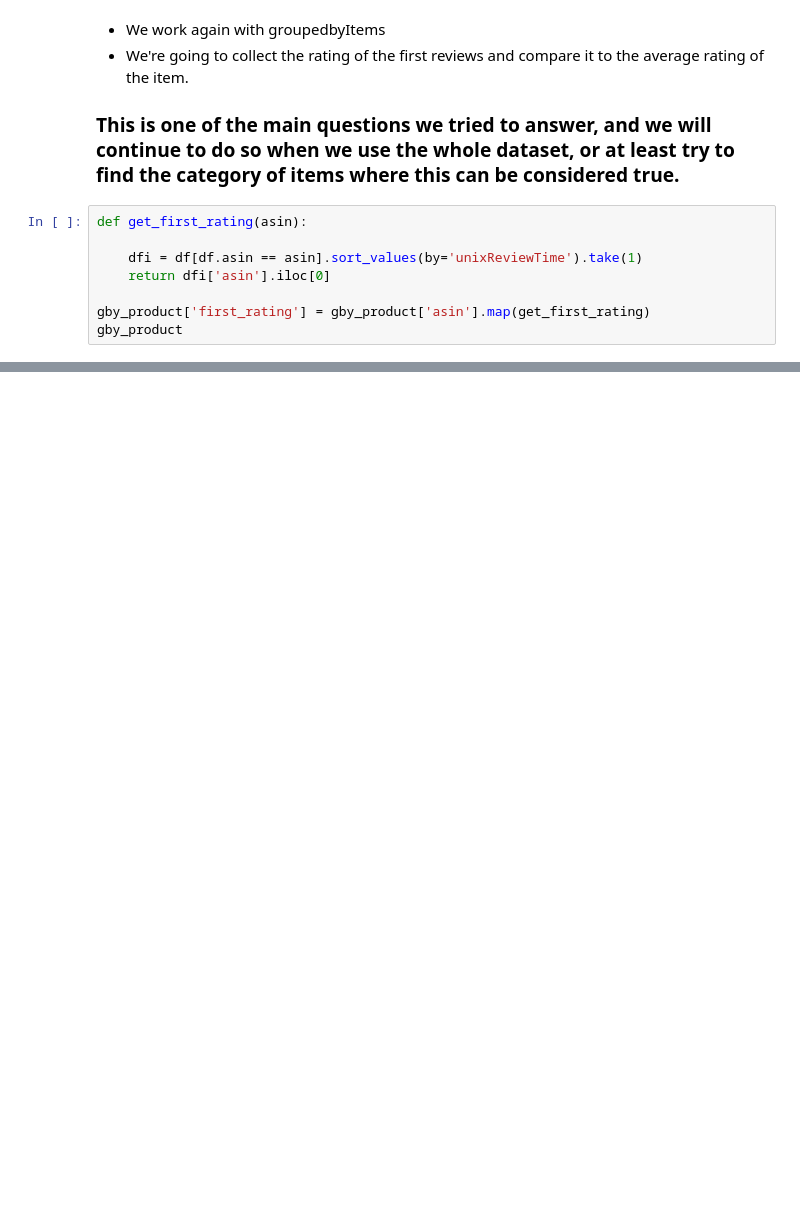
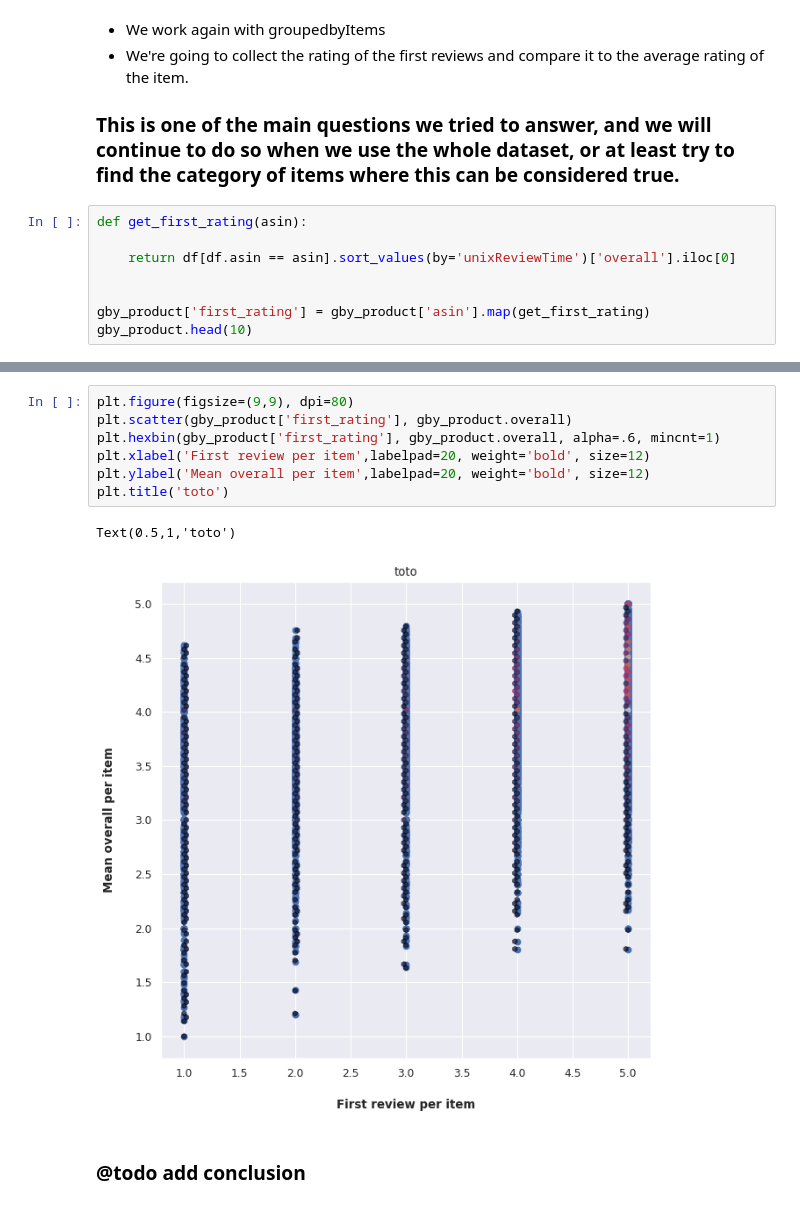
Before and after one commit to epfl-ada-project-amazon/data-analysis, a Jupyter notebook: project.ipynb, the cells around one changed output, grey strips where cells are left out. Saved outputs shown, nothing was run; the diff lists cells and outputs as text; blank space fills up the shorter version.

```diff
--- a/project.ipynb
+++ b/project.ipynb
@@ -398,8 +451,8 @@ Helpfulness can be a useful metric for further analysis in the next step, since
 # %%
 def get_first_rating(asin):
 
-    dfi = df[df.asin == asin].sort_values(by='unixReviewTime').take(1)
-    return dfi['asin'].iloc[0]
+    return df[df.asin == asin].sort_values(by='unixReviewTime')['overall'].iloc[0]
+
 
 gby_product['first_rating'] = gby_product['asin'].map(get_first_rating)
-gby_product
+gby_product.head(10)
@@ -405,0 +471,12 @@ gby_product
+# %%
+plt.figure(figsize=(9,9), dpi=80)
+plt.scatter(gby_product['first_rating'], gby_product.overall)
+plt.hexbin(gby_product['first_rating'], gby_product.overall, alpha=.6, mincnt=1)
+plt.xlabel('First review per item',labelpad=20, weight='bold', size=12)
+plt.ylabel('Mean overall per item',labelpad=20, weight='bold', size=12)
+plt.title('toto')
+# %% [output]
+Text(0.5,1,'toto')
+[figure, added]
+# %% [markdown]
+### @todo add conclusion
```
Also changed, not shown: parts of 27 cells of this notebook.
